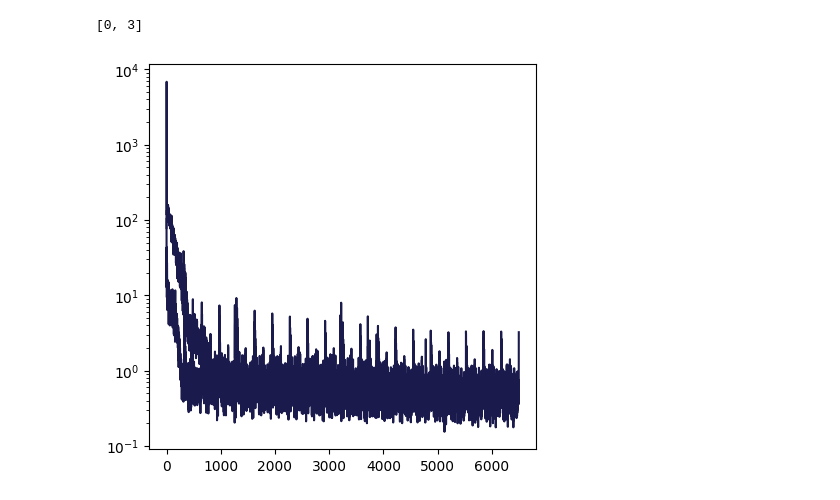
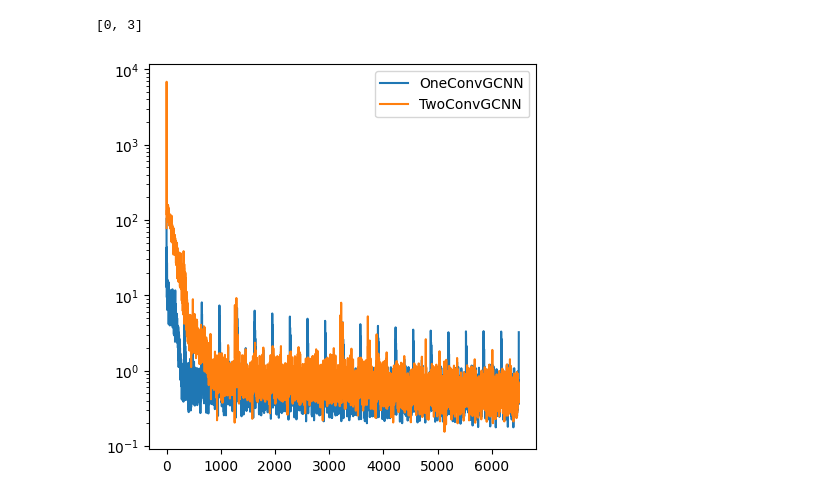
Before and after one commit to marco-cartago/tesi-3a-gnn, a Jupyter notebook: plots.ipynb, the cells around one changed output. Cells and saved outputs as stored; diff of their text form; code cells hidden in the pictures.

Commit message:
Modified a couple of functions for plotting

```diff
--- a/plots.ipynb
+++ b/plots.ipynb
@@ -65,25 +66,29 @@ plot_fold(data[0])
 # %%
 def fold_comparison(folds: list[list[RunResult]]):
 
     best_models = [
         (lambda fold:
             min(
                 zip(range(len(fold)),fold),
                 key=lambda x: (x[1].v_epoch_avg_losses[-1]))[0])(f)
         for f in folds
     ]
 
     fig, ax = plt.subplots(1,1, figsize=(5,5))
 
-    col = (0.1, 0.1, 0.3, 0)
+    col = (0.1, 0.1, 0.3, 1)
 
     for i, m in enumerate(best_models):
         res = folds[i][m]
-        ax.semilogy(res.t_losses)
+        ax.semilogy(res.t_losses, label=res.n_type)
+
+
+    ax.legend()
 
     return best_models
 
+
 fold_comparison(data)
 # %% [output]
 [0, 3]
-[figure, old version]
+[figure, new version]
```
Also changed, not shown: parts of 3 cells of this notebook.
